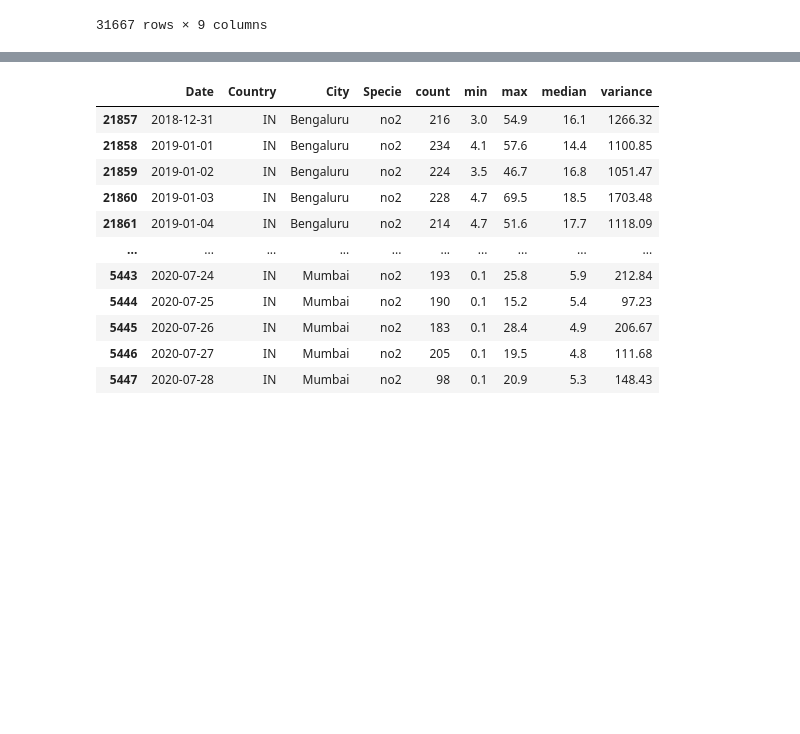
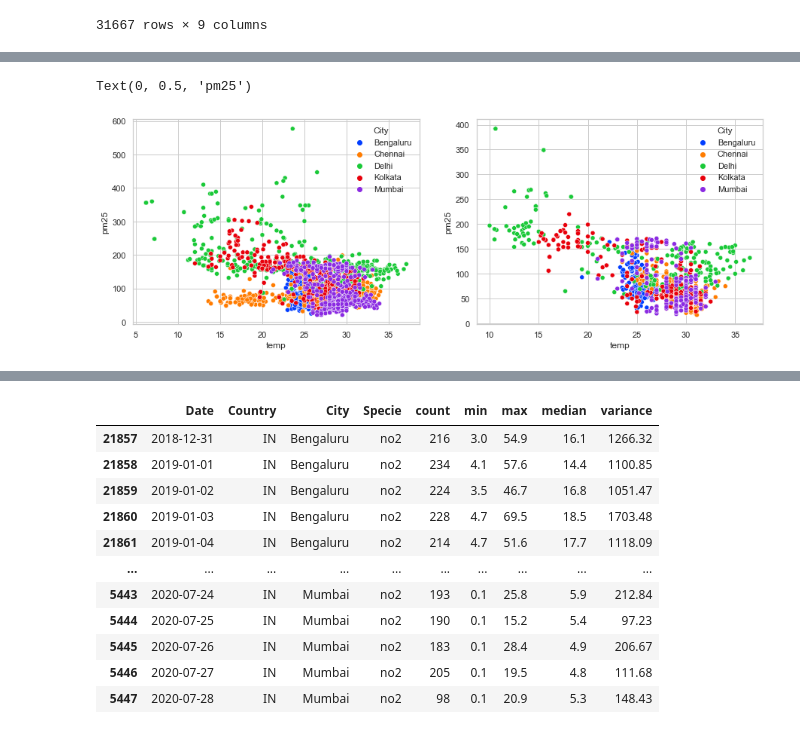
Before and after one commit to algoasylum/ExploringTheUnseen, a Jupyter notebook: code/TemperaturePlots.ipynb, the cells around one changed output, grey strips where cells are left out. Saved outputs shown, nothing was run; the diff lists cells and outputs as text; code cells hidden in the pictures; blank space fills up the shorter version.

```diff
--- a/code/TemperaturePlots.ipynb
+++ b/code/TemperaturePlots.ipynb
@@ -129,0 +157,11 @@ plt.show()
+# %%
+fig,(ax1,ax2) = plt.subplots(1,2,figsize=(15,5))
+sns.scatterplot(df19['median_x'],df19['median_y'],hue=df19['City'],ax=ax1)
+ax1.set_xlabel('temp')
+ax1.set_ylabel('pm25')
+sns.scatterplot(df20['median_x'],df20['median_y'],hue=df20['City'],ax=ax2)
+ax2.set_xlabel('temp')
+ax2.set_ylabel('pm25')
+# %% [output]
+Text(0, 0.5, 'pm25')
+[figure, added]
```
Also changed, not shown: parts of 20 cells of this notebook, 22 other files.
